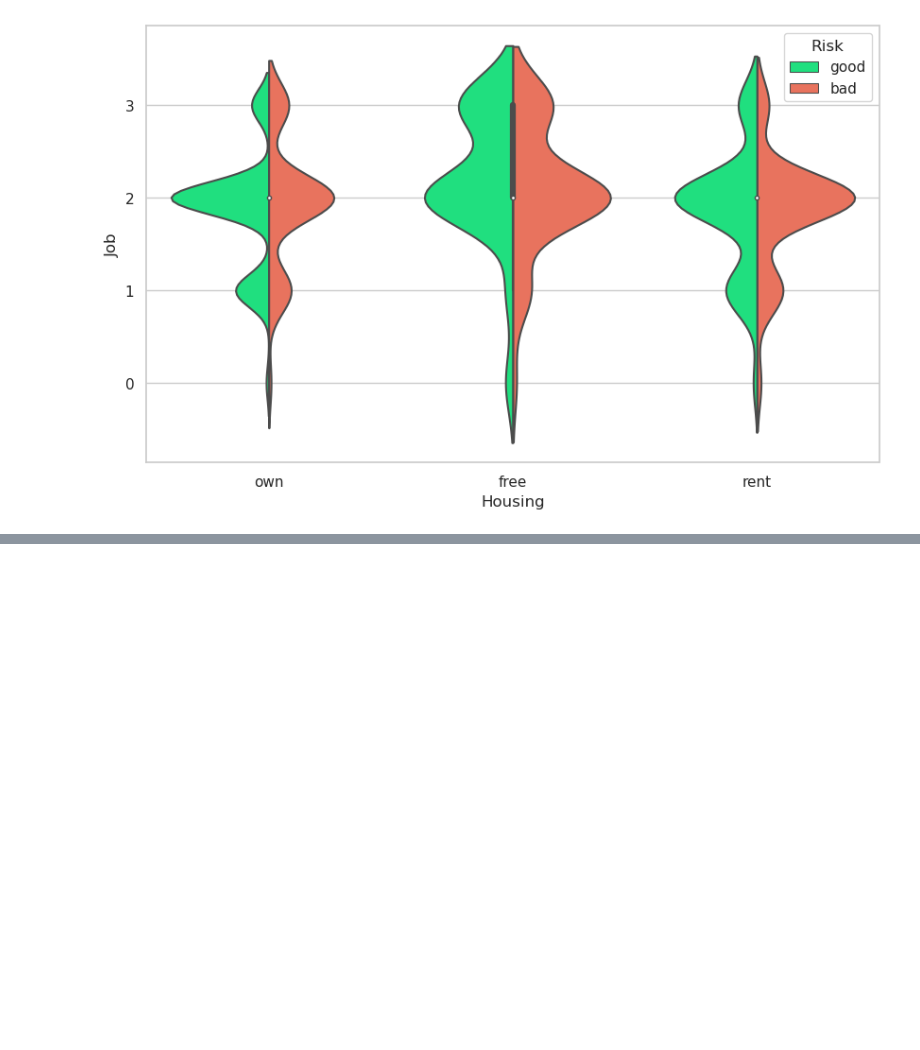
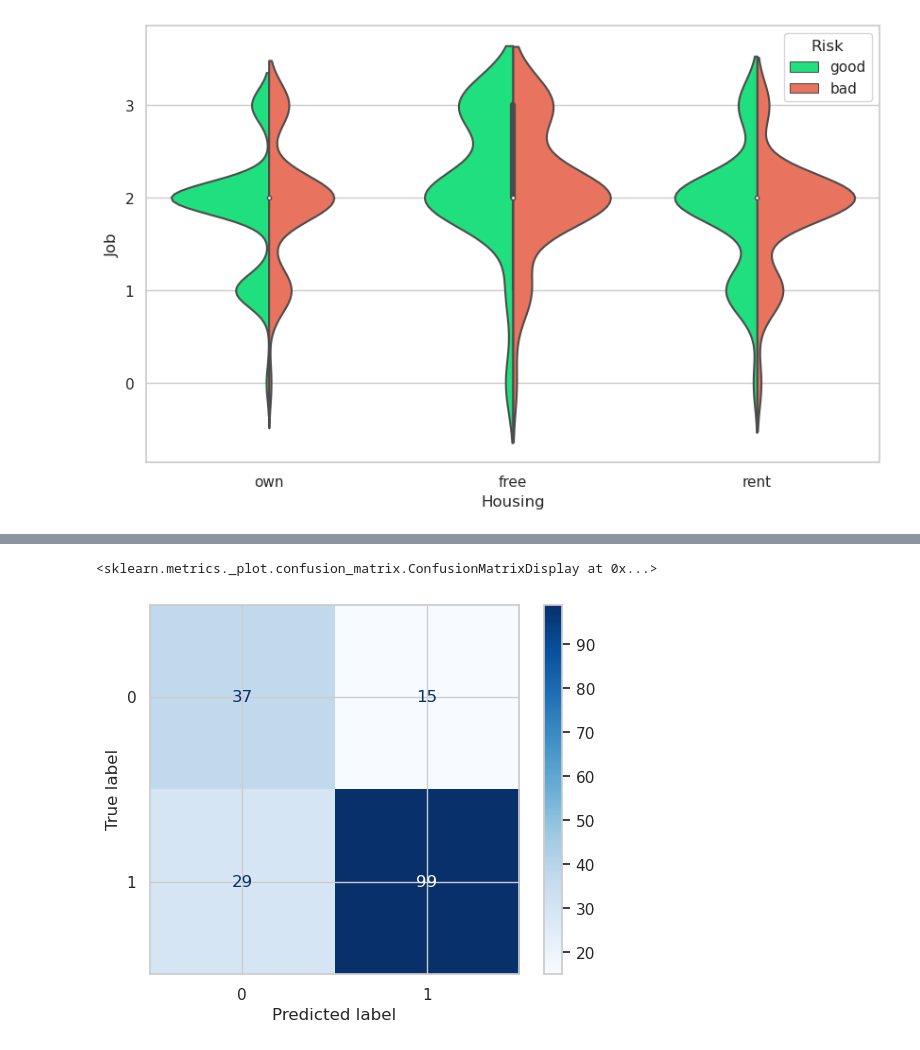
Before and after one commit to jfahelof/portfolio-credit-risk, a Jupyter notebook: credit_risk.ipynb, the cells around one changed output, grey strips where cells are left out. Cells and saved outputs as stored; diff of their text form; code cells hidden in the pictures; blank space fills up the shorter version.

```diff
--- a/credit_risk.ipynb
+++ b/credit_risk.ipynb
@@ -473,0 +455,3 @@ O modelo apresenta **desempenho satisfatório** para a classe majoritária (1),
+# %%
+# predição
+y_pred = modelo.predict(X_test)
@@ -480,0 +493,10 @@ plt.show()
+# %%
+# Calcular a matriz de confusão
+cm = confusion_matrix(y_test, y_pred)
+
+# Exibir a matriz de confusão
+disp = ConfusionMatrixDisplay(confusion_matrix=cm)
+disp.plot(cmap='Blues')
+# %% [output]
+<sklearn.metrics._plot.confusion_matrix.ConfusionMatrixDisplay at 0x...>
+[figure, added]
```
Also changed, not shown: parts of 23 cells of this notebook.
